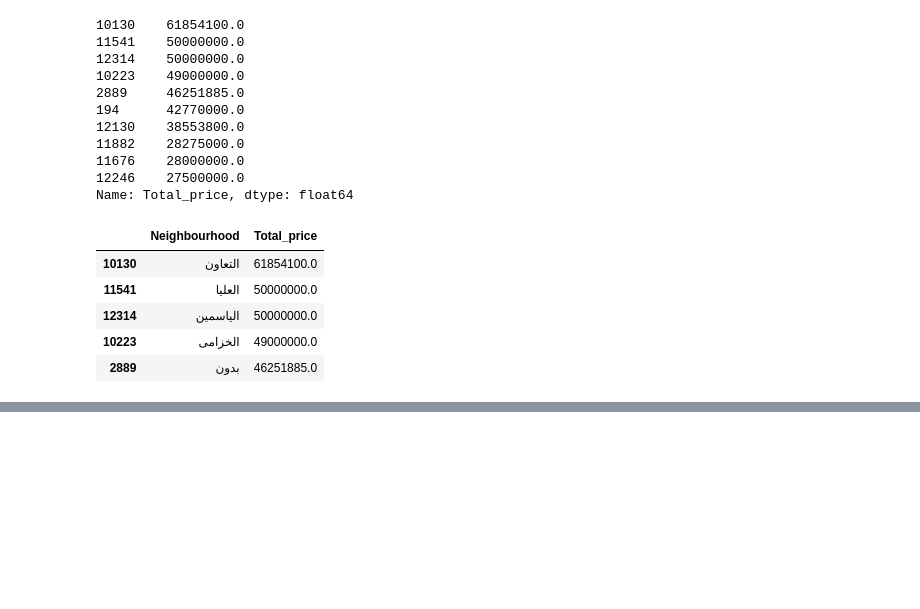
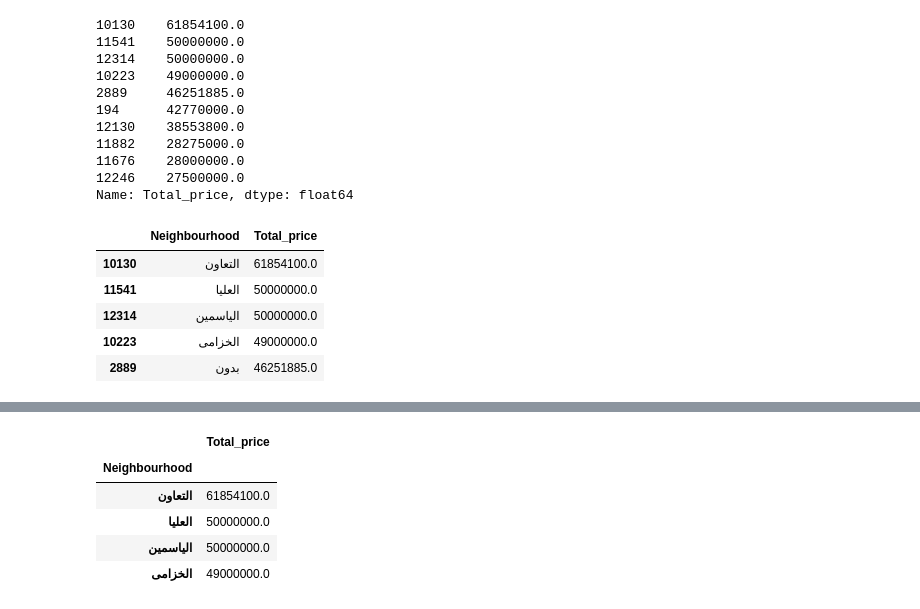
Before and after one commit to Tuwaiq-Data-Science-Bootcamp-V3/Bootcamp-Project-2-Data-Analysis, a Jupyter notebook: Amjad_update/by Amjad.ipynb, the cells around one changed output, grey strips where cells are left out. Drawn from its saved outputs; the diff is of its cells as text; code cells hidden in the pictures; blank space fills up the shorter version.

```diff
--- a/Amjad_update/by Amjad.ipynb
+++ b/Amjad_update/by Amjad.ipynb
@@ -265,0 +284,9 @@ ses
+# %%
+df3.nlargest(n=4, columns=['Total_price'])
+# %% [output]
+|  | Total_price |
+| Neighbourhood |  |
+| التعاون | 61854100.0 |
+| العليا | 50000000.0 |
+| الياسمين | 50000000.0 |
+| الخزامى | 49000000.0 |
```
Also changed, not shown: parts of 7 cells of this notebook, 1 other file.
